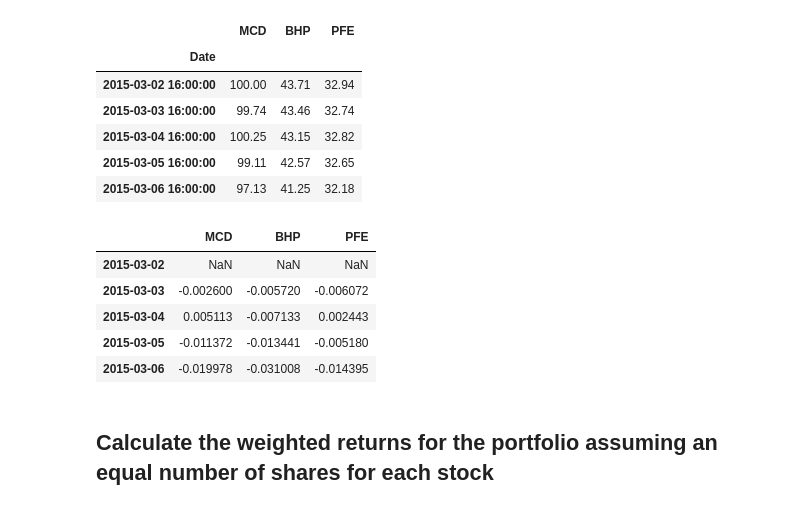
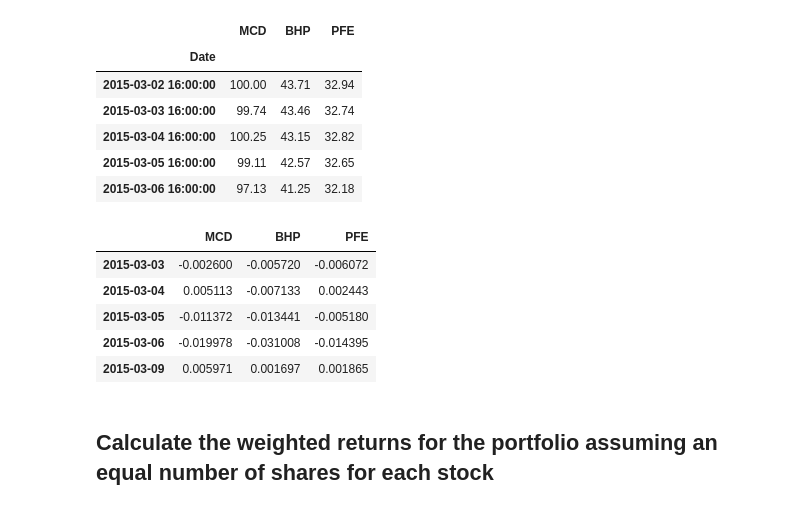
Before and after one commit to twigikit/pandas-homework, a Jupyter notebook: whale_analysis.ipynb, the cells around one changed output. Cells and saved outputs as stored; diff of their text form; code cells hidden in the pictures.

```diff
--- a/whale_analysis.ipynb
+++ b/whale_analysis.ipynb
@@ -477,8 +477,8 @@ pfe_df.head()
 | 2015-03-06 16:00:00 | 32.18 |
 # %%
 # Combine all stocks in a single DataFrame
-allstocks_df = pd.concat([mcd_df, bhp_df, pfe_df], axis ="columns", join ="inner")
-allstocks_df.head()
+custompf_df = pd.concat([mcd_df, bhp_df, pfe_df], axis ="columns", join ="inner")
+custompf_df.head()
 # %% [output]
 |  | MCD | BHP | PFE |
 | Date |  |  |  |
@@ -489,25 +489,25 @@ allstocks_df.head()
 | 2015-03-06 16:00:00 | 97.13 | 41.25 | 32.18 |
 # %%
 # Reset Date index
-allstocks_df.index = allstocks_df.index.date
+custompf_df.index = custompf_df.index.date
 # %%
 # Reorganize portfolio data by having a column per symbol
 # %%
 # Calculate daily returns
-allstocks_daily_returns = allstocks_df.pct_change()
+custompf_daily_returns = custompf_df.pct_change()
 
 # Drop NAs
-allstocksdaily_returns = allstocks_daily_returns.dropna()
+custompf_daily_returns = custompf_daily_returns.dropna()
 
 # Display sample data
-allstocks_daily_returns.head()
+custompf_daily_returns.head()
 # %% [output]
 |  | MCD | BHP | PFE |
-| 2015-03-02 | NaN | NaN | NaN |
 | 2015-03-03 | -0.002600 | -0.005720 | -0.006072 |
 | 2015-03-04 | 0.005113 | -0.007133 | 0.002443 |
 | 2015-03-05 | -0.011372 | -0.013441 | -0.005180 |
 | 2015-03-06 | -0.019978 | -0.031008 | -0.014395 |
+| 2015-03-09 | 0.005971 | 0.001697 | 0.001865 |
 # %% [markdown]
 ## Calculate the weighted returns for the portfolio assuming an equal number of shares for each stock
 # %%
```
Also changed, not shown: parts of 9 cells of this notebook.
